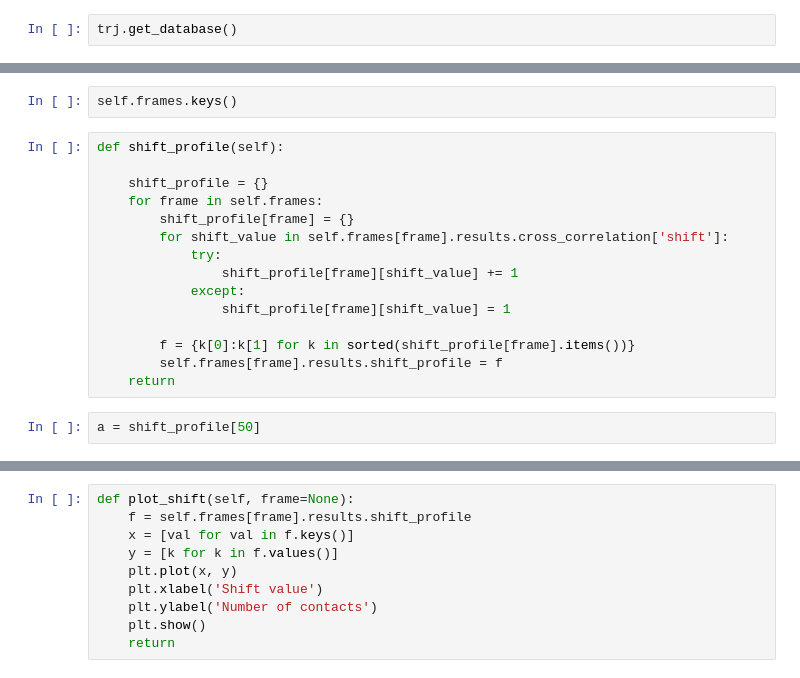
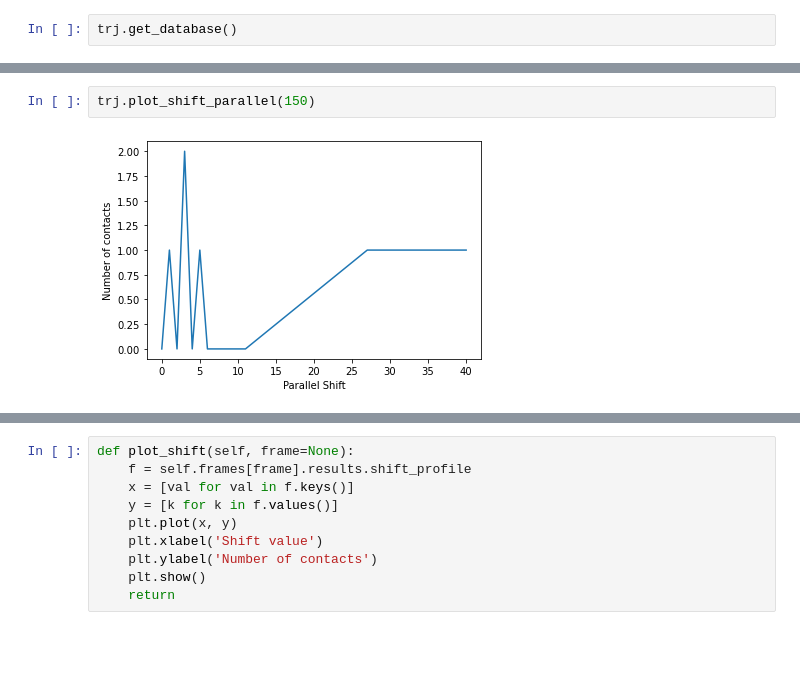
Before and after one commit to lillux/morphoscanner, a Jupyter notebook: sap_analysis.ipynb, the cells around one changed output, grey strips where cells are left out. Drawn from its saved outputs; the diff is of its cells as text; blank space fills up the shorter version.

```diff
--- a/sap_analysis.ipynb
+++ b/sap_analysis.ipynb
@@ -3788,19 +3887,4 @@ trj.plot_frame_aggregate(1000)
-# %%
-self.frames.keys()
-# %%
-def shift_profile(self):
-
-    shift_profile = {}
-    for frame in self.frames:
-        shift_profile[frame] = {}
-        for shift_value in self.frames[frame].results.cross_correlation['shift']:
-            try:
-                shift_profile[frame][shift_value] += 1
-            except:
-                shift_profile[frame][shift_value] = 1
-
-        f = {k[0]:k[1] for k in sorted(shift_profile[frame].items())}
-        self.frames[frame].results.shift_profile = f
-    return
-# %%
-a = shift_profile[50]
+# %%
+trj.plot_shift_parallel(150)
+# %% [output]
+[figure, added]
```
Also changed, not shown: parts of 30 cells of this notebook, 2 other files.
